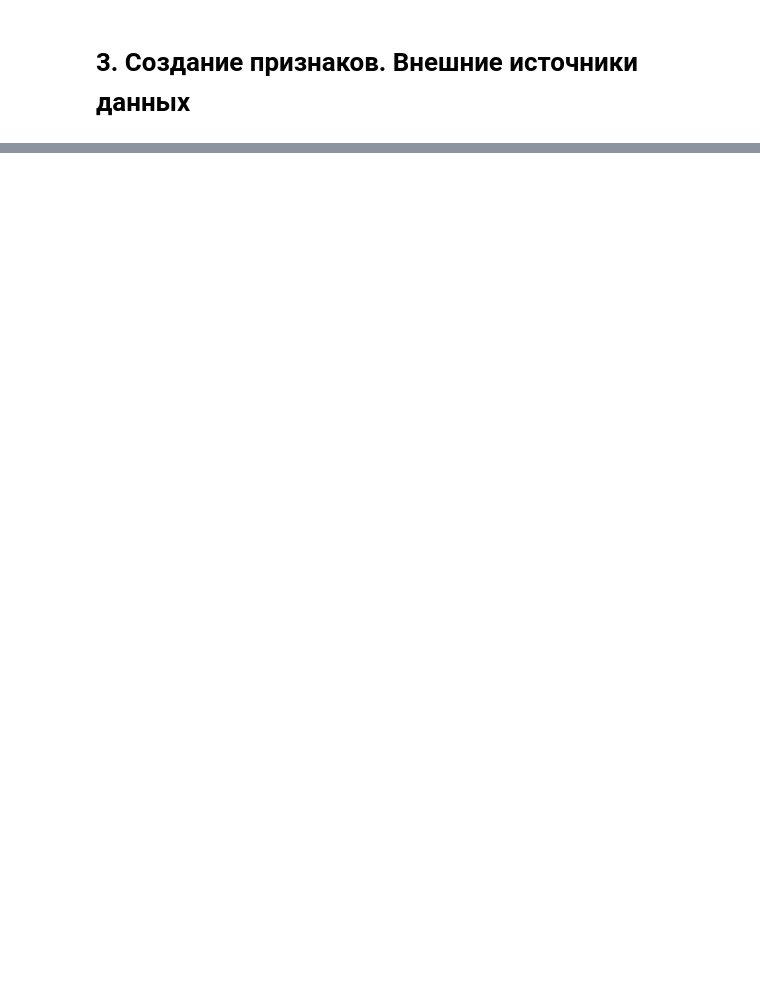
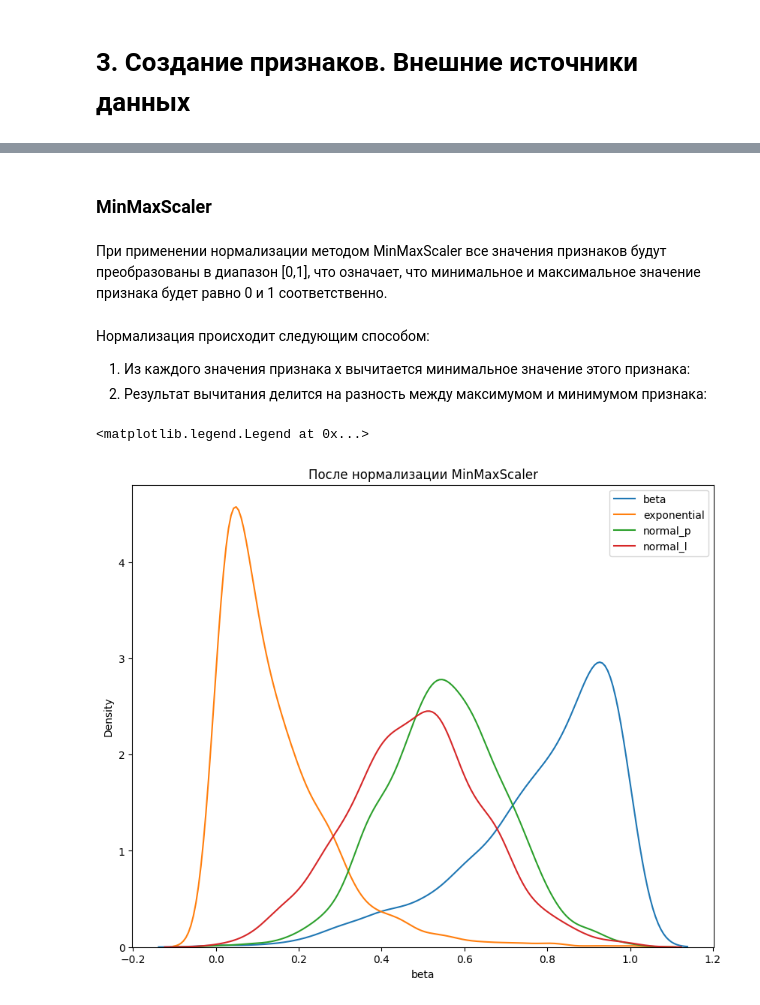
Before and after one commit to tcheredeev/skf_dsprmgu, a Jupyter notebook: Блок 3. Разведывательный анализ данных/EDA-3. Проектирование признаков/work.ipynb, the cells around one changed output, grey strips where cells are left out. Drawn from its saved outputs; the diff is of its cells as text; code cells hidden in the pictures; blank space fills up the shorter version.

```diff
--- a/Блок 3. Разведывательный анализ данных/EDA-3. Проектирование признаков/work.ipynb
+++ b/Блок 3. Разведывательный анализ данных/EDA-3. Проектирование признаков/work.ipynb
@@ -133,0 +553,30 @@ Error:
+# %% [markdown]
+### MinMaxScaler
+# %% [markdown]
+При применении нормализации методом MinMaxScaler все значения признаков будут преобразованы в диапазон [0,1], что означает, что минимальное и максимальное значение признака будет равно 0 и 1 соответственно.
+# %% [markdown]
+Нормализация происходит следующим способом:
+
+1. Из каждого значения признака х вычитается минимальное значение этого признака:
+2. Результат вычитания делится на разность между максимумом и минимумом признака:
+# %%
+# инициализируем нормализатор MinMaxScaler
+mm_scaler = preprocessing.MinMaxScaler()
+
+# кодируем исходный датасет
+df_mm = mm_scaler.fit_transform(df)
+
+# Преобразуем промежуточный датасет в полноценный датафрейм для визуализации
+df_mm = pd.DataFrame(df_mm, columns=col_names)
+
+fig, (ax1) = plt.subplots(ncols=1, figsize=(10, 8))
+ax1.set_title('После нормализации MinMaxScaler')
+
+sns.kdeplot(df_mm['beta'], ax=ax1, label='beta')
+sns.kdeplot(df_mm['exponential'], ax=ax1, label='exponential')
+sns.kdeplot(df_mm['normal_p'], ax=ax1, label='normal_p')
+sns.kdeplot(df_mm['normal_l'], ax=ax1, label='normal_l')
+plt.legend()
+# %% [output]
+<matplotlib.legend.Legend at 0x...>
+[figure, added]
```
Also changed, not shown: parts of 141 cells of this notebook, 8 other files.
